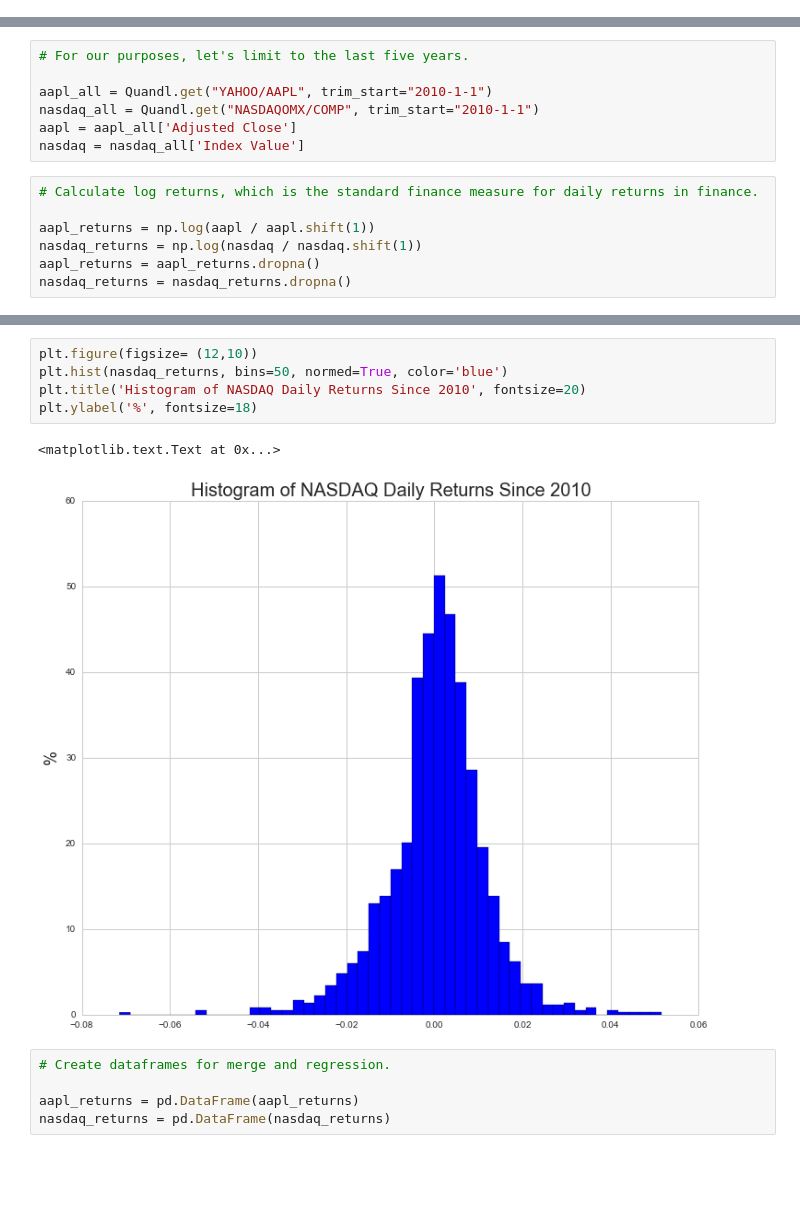
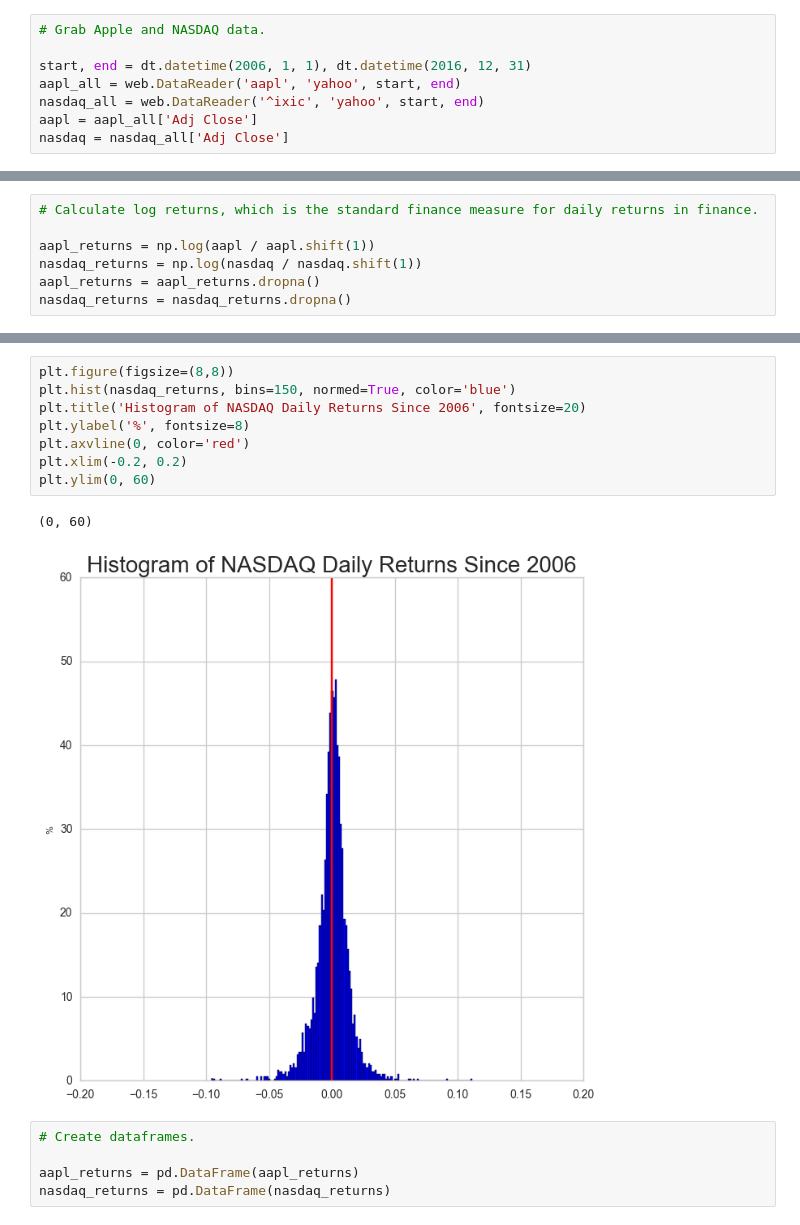
Before and after one commit to thsavage/Applied-Data-Science, a Jupyter notebook: CAPM.ipynb, the cells around one changed output, grey strips where cells are left out. Drawn from its saved outputs; the diff is of its cells as text; blank space fills up the shorter version.

```diff
--- a/CAPM.ipynb
+++ b/CAPM.ipynb
@@ -62 +61,9 @@ nasdaq = nasdaq_all['Index Value']
+# %%
+# Grab Apple and NASDAQ data.
+
+start, end = dt.datetime(2006, 1, 1), dt.datetime(2016, 12, 31)
+aapl_all = web.DataReader('aapl', 'yahoo', start, end)
+nasdaq_all = web.DataReader('^ixic', 'yahoo', start, end)
+aapl = aapl_all['Adj Close']
+nasdaq = nasdaq_all['Adj Close']
 # %%
@@ -78,10 +83,3 @@ plt.title('NASDAQ', fontsize=20)
-# %%
-# For our purposes, let's limit to the last five years.
-
-aapl_all = Quandl.get("YAHOO/AAPL", trim_start="2010-1-1")
-nasdaq_all = Quandl.get("NASDAQOMX/COMP", trim_start="2010-1-1")
-aapl = aapl_all['Adjusted Close']
-nasdaq = nasdaq_all['Index Value']
 # %%
 # Calculate log returns, which is the standard finance measure for daily returns in finance.
 
@@ -108,13 +109,16 @@ print nasdaq_returns.mean(), nasdaq_returns.std()
 # %%
-plt.figure(figsize= (12,10))
-plt.hist(nasdaq_returns, bins=50, normed=True, color='blue')
-plt.title('Histogram of NASDAQ Daily Returns Since 2010', fontsize=20)
-plt.ylabel('%', fontsize=18)
+plt.figure(figsize=(8,8))
+plt.hist(nasdaq_returns, bins=150, normed=True, color='blue')
+plt.title('Histogram of NASDAQ Daily Returns Since 2006', fontsize=20)
+plt.ylabel('%', fontsize=8)
+plt.axvline(0, color='red')
+plt.xlim(-0.2, 0.2)
+plt.ylim(0, 60)
 # %% [output]
-<matplotlib.text.Text at 0x...>
+(0, 60)
-[figure, old version]
+[figure, new version]
 # %%
-# Create dataframes for merge and regression.
+# Create dataframes.
 
 aapl_returns = pd.DataFrame(aapl_returns)
 nasdaq_returns = pd.DataFrame(nasdaq_returns)
```
Also changed, not shown: parts of 21 cells of this notebook, 4 other files.
